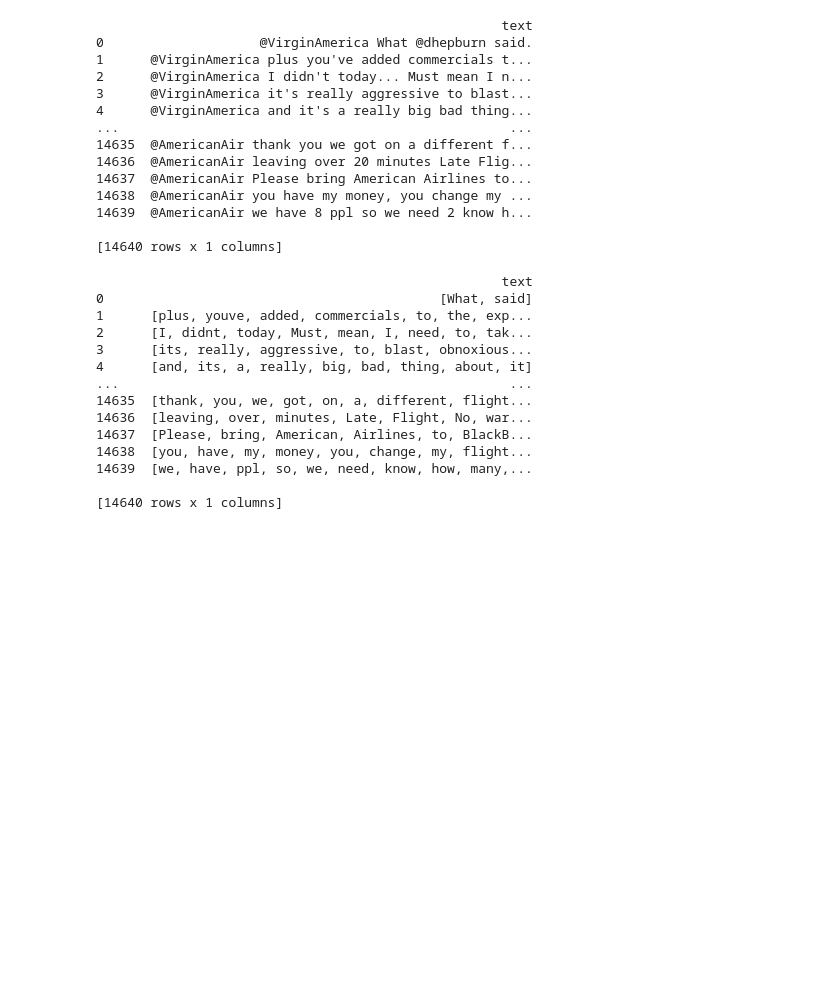
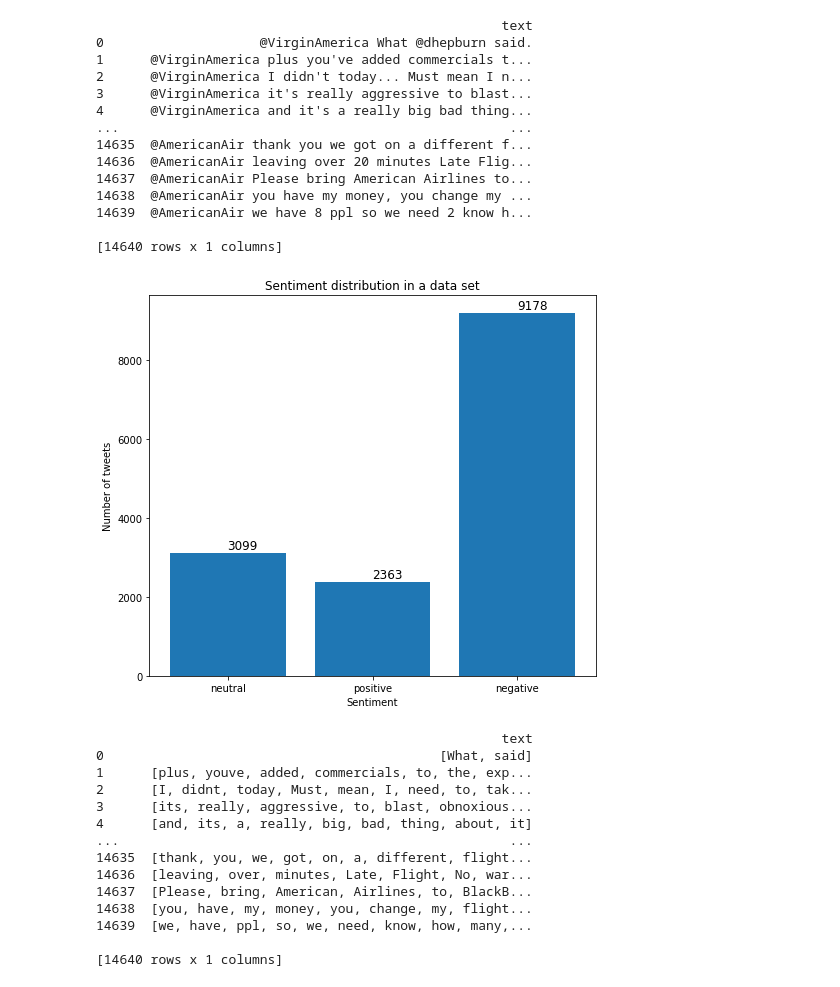
Before and after one commit to LJaremek/kaggle-twitter-sentiment, a Jupyter notebook: nlp.ipynb, the cells around one changed output. Drawn from its saved outputs; the diff is of its cells as text; code cells hidden in the pictures; blank space fills up the shorter version.

```diff
--- a/nlp.ipynb
+++ b/nlp.ipynb
@@ -104,6 +104,26 @@ print(data_frame)
 14639  @AmericanAir we have 8 ppl so we need 2 know h...
 
 [14640 rows x 1 columns]
+# %%
+sentiments = {}
+for sentiment in airline_sentiment:
+    if sentiment not in sentiments:
+        sentiments[sentiment] = 1
+    else:
+        sentiments[sentiment] += 1
+
+plt.figure(figsize=(8, 7))
+plt.bar(sentiments.keys(), sentiments.values())
+plt.title("Sentiment distribution in a data set")
+plt.xlabel("Sentiment")
+plt.ylabel("Number of tweets")
+
+for x, y in zip(sentiments.keys(), sentiments.values()):
+    plt.text(x, y+100, str(round(y, 2)), color="black", fontsize=12)
+
+plt.show()
+# %% [output]
+[figure, added]
 # %%
 def clean_sentence(text: str) -> str:
     """
```
Also changed, not shown: parts of 8 cells of this notebook, 2 other files.
